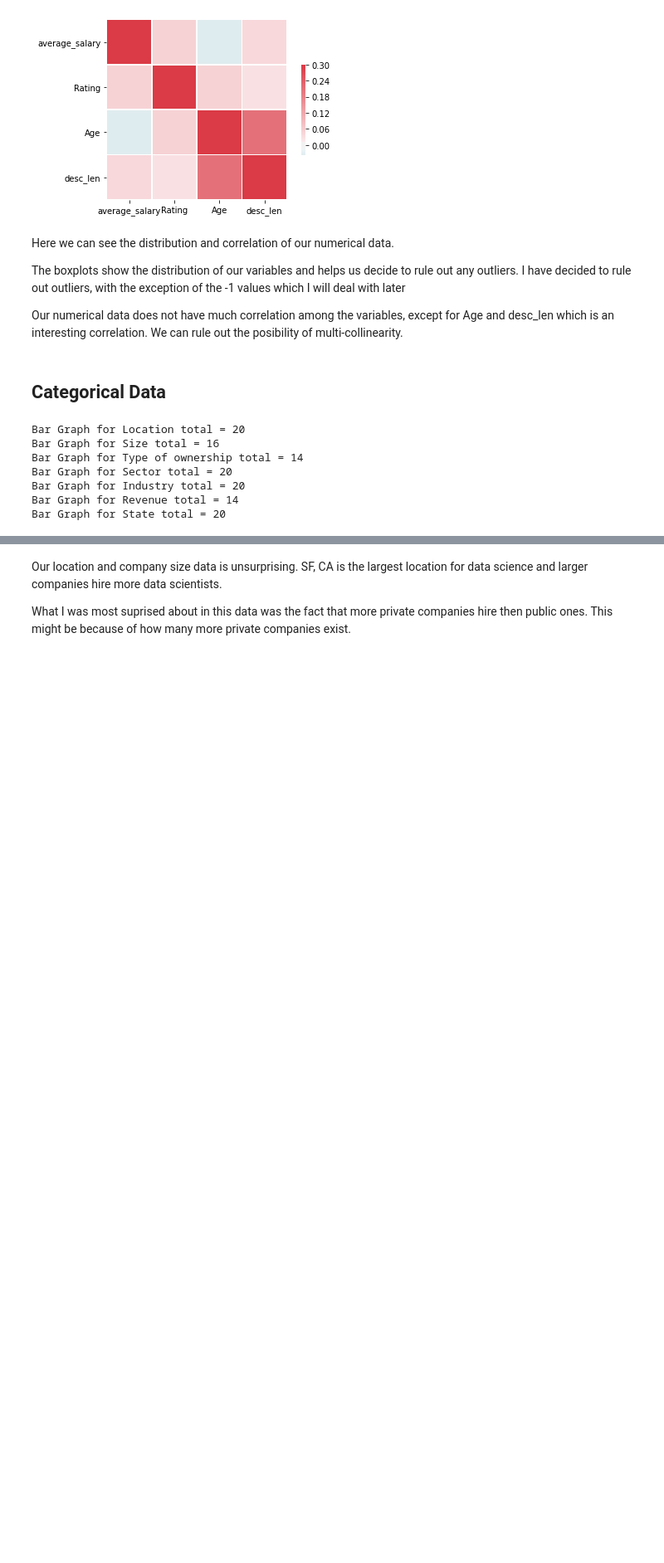
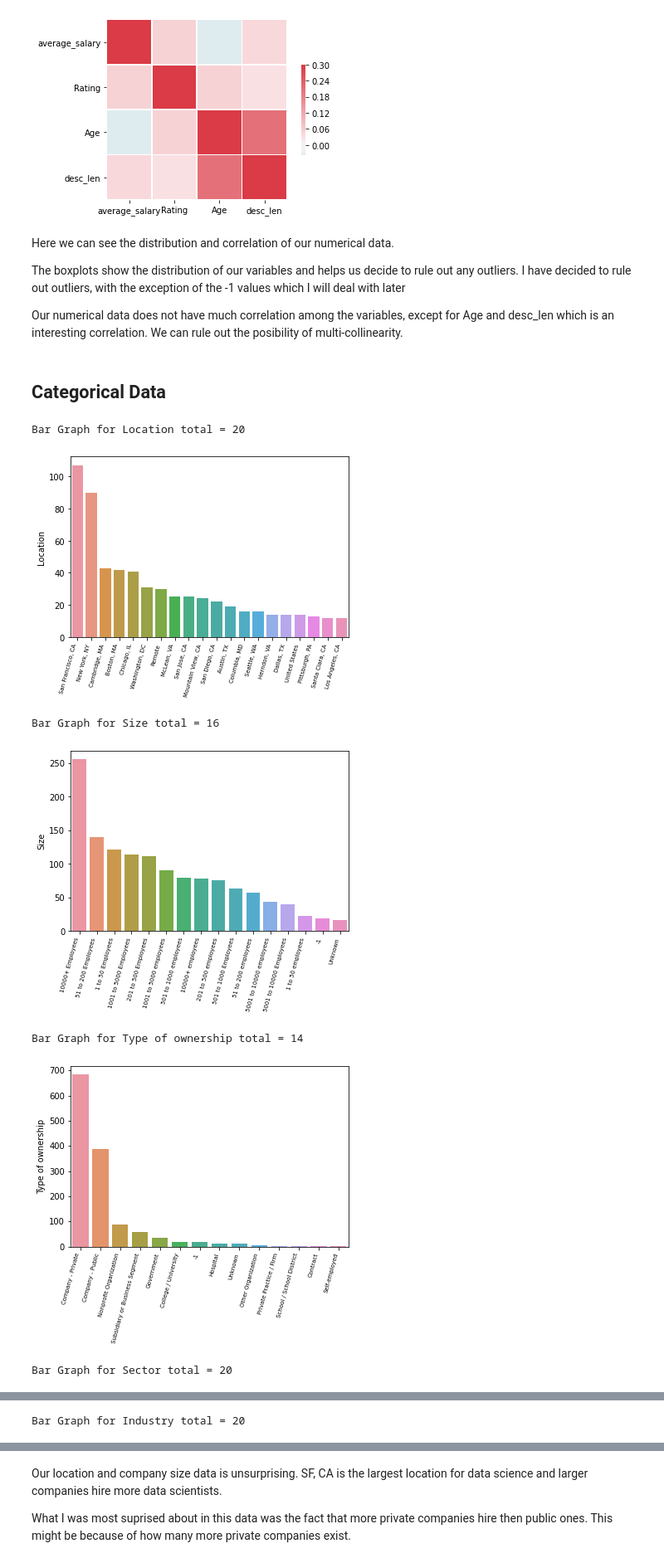
Before and after one commit to k-falk/ds_salary_proj, a Jupyter notebook: eda.ipynb, the cells around one changed output, grey strips where cells are left out. Shown at 83% size. Saved outputs shown, nothing was run; the diff lists cells and outputs as text; code cells hidden in the pictures; blank space fills up the shorter version.

Commit message:
Added images

```diff
--- a/eda.ipynb
+++ b/eda.ipynb
@@ -242,17 +242,16 @@ Our numerical data does not have much correlation among the variables, except fo
 df_cat = df[['Location','Size','Type of ownership','Sector','Industry','Revenue','State']]
 # %%
 for i in df_cat.columns:
-#     chart = sns.barplot(x=df_cat[i].value_counts()[:20].index,y=df_cat[i].value_counts()[:20], data=df_cat)
+    chart = sns.barplot(x=df_cat[i].value_counts()[:20].index,y=df_cat[i].value_counts()[:20], data=df_cat)
     print("Bar Graph for %s total = %d" % (i,len(df_cat[i].value_counts()[:20])))
     chart.set_xticklabels(chart.get_xticklabels(),rotation=75,fontweight='light',
     fontsize='x-small',horizontalalignment='right')
-
     plt.show()
 # %% [output]
 Bar Graph for Location total = 20
-Bar Graph for Size total = 16
-Bar Graph for Type of ownership total = 14
-Bar Graph for Sector total = 20
-Bar Graph for Industry total = 20
-Bar Graph for Revenue total = 14
-Bar Graph for State total = 20
+[figure, added]
+Bar Graph for Size total = 16
+[figure, added]
+Bar Graph for Type of ownership total = 14
+[figure, added]
+Bar Graph for Sector total = 20
@@ -258,0 +259 @@ Bar Graph for State total = 20
+Bar Graph for Industry total = 20
```
Also changed, not shown: parts of 2 cells of this notebook, 1 other file.
